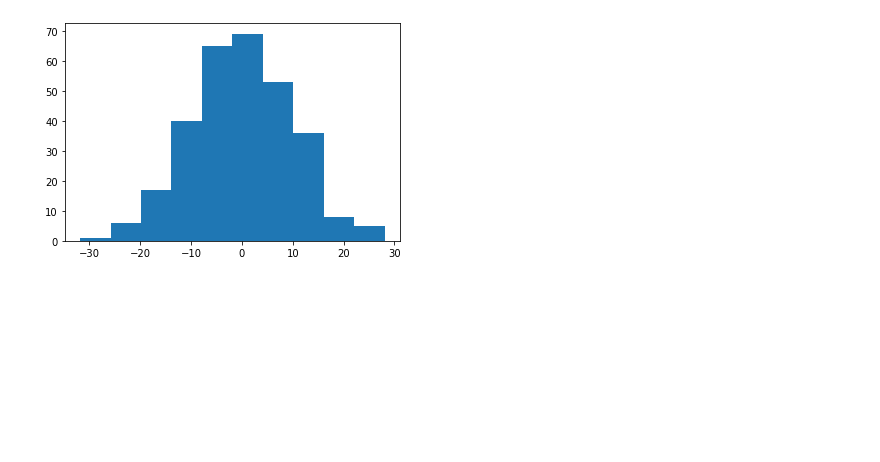
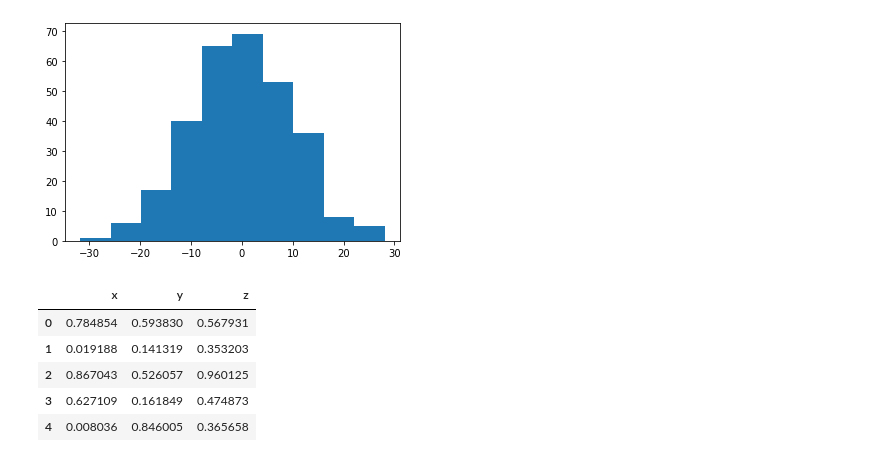
Before and after one commit to JoshBroomberg/Maccabee, a Jupyter notebook: DataGeneration/sandbox.ipynb, the cells around one changed output. Drawn from its saved outputs; the diff is of its cells as text; code cells hidden in the pictures; blank space fills up the shorter version.

```diff
--- a/DataGeneration/sandbox.ipynb
+++ b/DataGeneration/sandbox.ipynb
@@ -42,3 +44,14 @@ plt.hist(_normalize_covariate_data(x, exclude_columns=[1])[:, 1])
          16.07753649,  22.06621519,  28.05489389]),
  <a list of 10 Patch objects>)
 [figure]
+# %%
+a = np.random.random((1000000, 3))
+data = pd.DataFrame(data=a, columns=["x", "y", "z"])
+data.head()
+# %% [output]
+|  | x | y | z |
+| 0 | 0.784854 | 0.593830 | 0.567931 |
+| 1 | 0.019188 | 0.141319 | 0.353203 |
+| 2 | 0.867043 | 0.526057 | 0.960125 |
+| 3 | 0.627109 | 0.161849 | 0.474873 |
+| 4 | 0.008036 | 0.846005 | 0.365658 |
```
Also changed, not shown: parts of 7 cells of this notebook, 8 other files.
